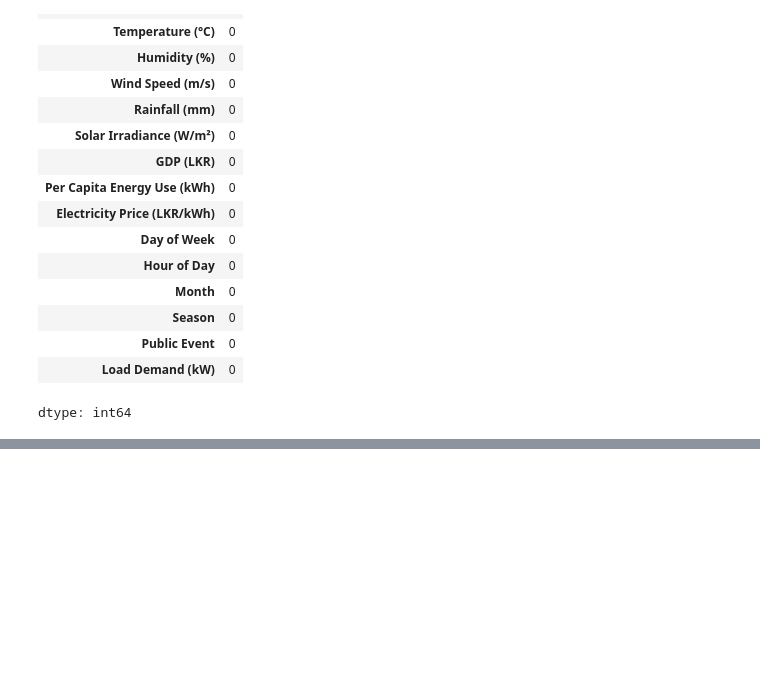
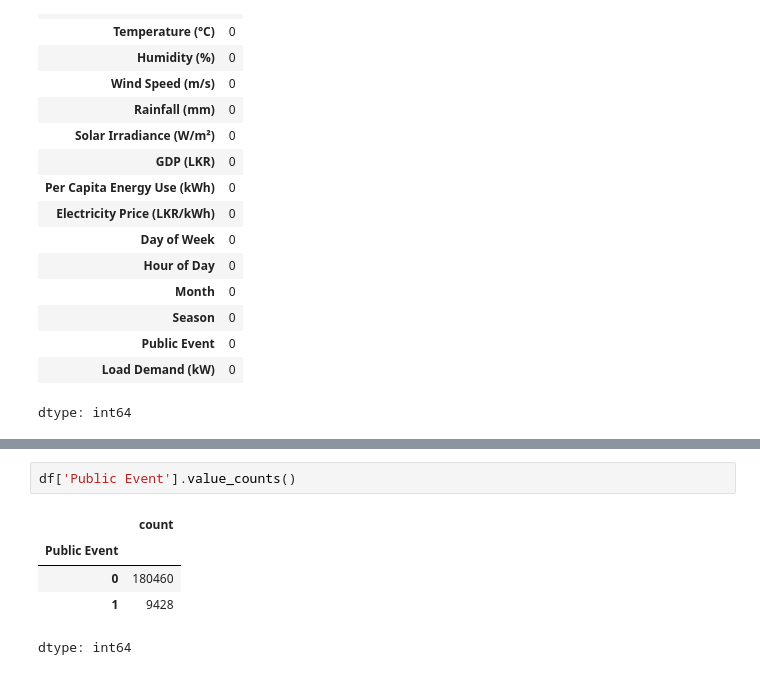
Before and after one commit to shammika000/sri-lanka-electricity-demand-forecasting, a Jupyter notebook: ml/notebooks/01_data_exploration.ipynb, the cells around one changed output, grey strips where cells are left out. Saved outputs shown, nothing was run; the diff lists cells and outputs as text; blank space fills up the shorter version.

```diff
--- a/ml/notebooks/01_data_exploration.ipynb
+++ b/ml/notebooks/01_data_exploration.ipynb
@@ -81,0 +144,8 @@ dtype: int64
+# %%
+df['Public Event'].value_counts()
+# %% [output]
+|  | count |
+| Public Event |  |
+| 0 | 180460 |
+| 1 | 9428 |
+dtype: int64
```
Also changed, not shown: parts of 12 cells of this notebook.
